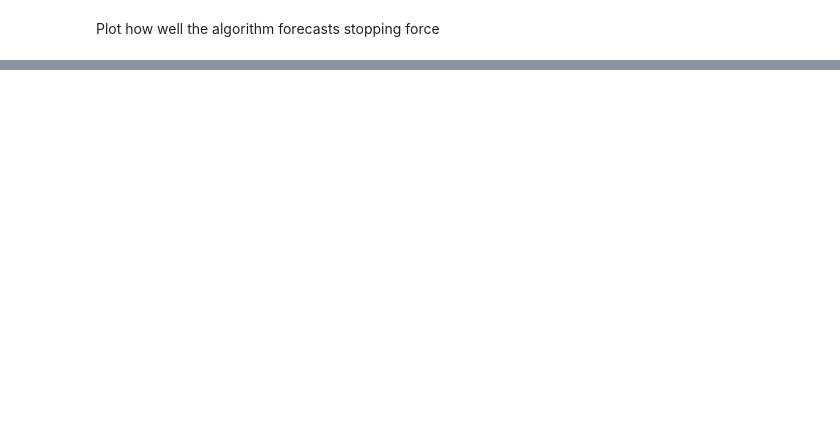
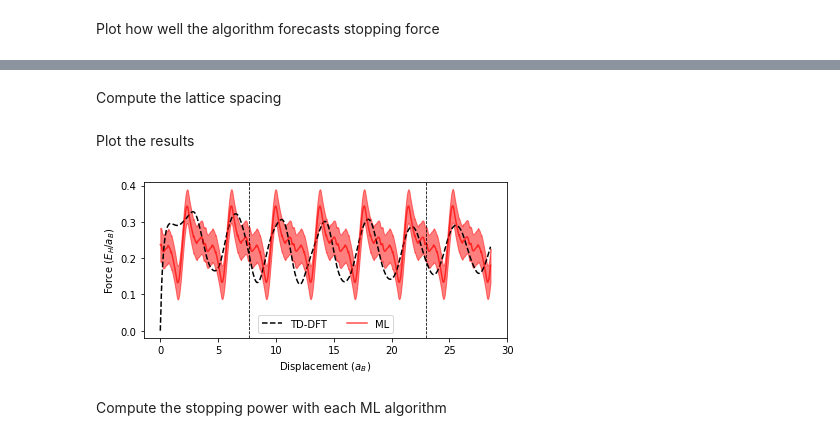
Before and after one commit to globus-labs/stopping-power-ml, a Jupyter notebook: build-machine-learning-model.ipynb, the cells around one changed output, grey strips where cells are left out. Drawn from its saved outputs; the diff is of its cells as text; code cells hidden in the pictures; blank space fills up the shorter version.

```diff
--- a/build-machine-learning-model.ipynb
+++ b/build-machine-learning-model.ipynb
@@ -430,0 +453,5 @@ fig.savefig('ml_over_time.png', dpi=320)
+# %%
+new_data.sort_values(['file_id', 'frame_id'], ascending=True, inplace=True)
+new_data['timestep'] = list(range(len(new_data)))
+new_data.set_index('timestep', inplace=True, drop=False)
+new_data['displacement'] = (new_data['position'] - new_data['position'][0]).apply(np.linalg.norm)
@@ -430,0 +460,6 @@ fig.savefig('ml_over_time.png', dpi=320)
+# %%
+featurizers = pkl.load(open('featurizers.pkl', 'rb'))
+# %%
+%%time
+for f in featurizers:
+    new_data = f.featurize_dataframe(new_data, 'atoms')
@@ -430,0 +468,34 @@ fig.savefig('ml_over_time.png', dpi=320)
+# %% [markdown]
+Compute the lattice spacing
+# %%
+lat_spacing = new_data['atoms'][0].cell[0,0] / 4
+# %% [markdown]
+Plot the results
+# %%
+fig, ax = plt.subplots()
+
+# Plot the true result
+ax.plot(new_data['displacement'], new_data['force'], 'k--', label='TD-DFT')
+
+# Plot the ML predictions
+fmean, fstd = best_results['model'].predict(new_data[X_cols], True)
+ax.fill_between(new_data['displacement'], fmean + fstd, fmean - fstd, color='r', alpha=0.5)
+ax.plot(new_data['displacement'], fmean, 'r-', alpha=0.7, label='ML')
+
+# Plot the sample range
+ax.set_ylim(ax.get_ylim())
+
+ax.plot([lat_spacing,] * 2, ax.get_ylim(), 'k--', lw=0.8)
+ax.plot([lat_spacing * 3,] * 2, ax.get_ylim(), 'k--', lw=0.8)
+
+ax.legend(ncol=2)
+
+ax.set_xlabel('Displacement ($a_B$)')
+ax.set_ylabel('Force ($E_H / a_B$)')
+
+fig.set_size_inches(6, 3)
+fig.tight_layout()
+# %% [output]
+[figure, added]
+# %% [markdown]
+Compute the stopping power with each ML algorithm
```
Also changed, not shown: parts of 26 cells of this notebook.
